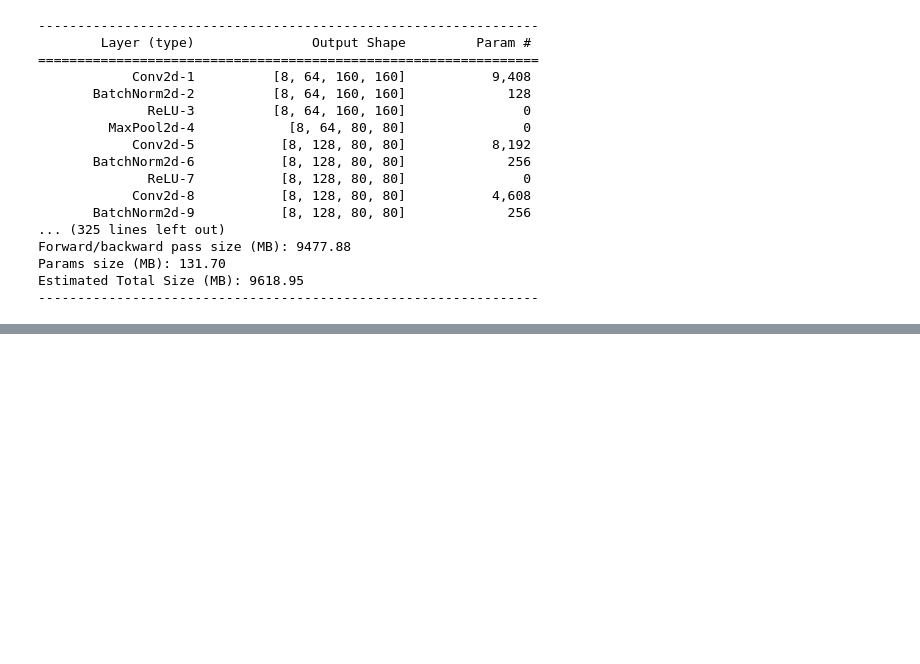
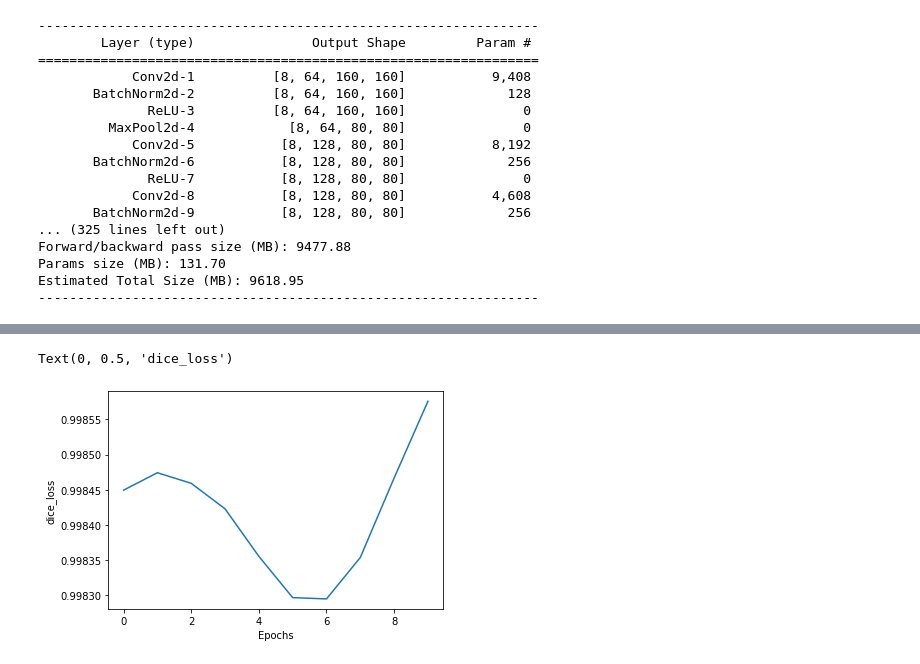
Before and after one commit to eyw2003/MicroCTsegmentation, a Jupyter notebook: Noteooks/Human Heart Segmentation.ipynb, the cells around one changed output, grey strips where cells are left out. Drawn from its saved outputs; the diff is of its cells as text; code cells hidden in the pictures; blank space fills up the shorter version.

```diff
--- a/Noteooks/Human Heart Segmentation.ipynb
+++ b/Noteooks/Human Heart Segmentation.ipynb
@@ -142,7 +163,9 @@ ENCODER = 'se_resnext50_32x4d'
 ENCODER_WEIGHTS = 'imagenet'
 ACTIVATION = 'sigmoid' # could be None for logits or 'softmax2d' for multiclass segmentation
 DEVICE = 'cuda'
-
+TRAIN_RUNS_PATH=r'G:\Projects and Work\Mouse Heart Segmentation\runs'
+MODEL_NAME='Unet'
+BATCH_SIZE=8
 model = smp.Unet(
     encoder_name=ENCODER,
     encoder_weights=ENCODER_WEIGHTS,
@@ -154,0 +176,3 @@ from torchsummary import summary
+# %%
+WEIGHTS_PATH=os.path.join(TRAIN_RUNS_PATH,f'{MODEL_NAME}_{ENCODER}')
+WEIGHTS_PATH
@@ -233,3 +259,10 @@ valid_epoch = smp.utils.train.ValidEpoch(
     device=DEVICE,
     verbose=True,
 )
+# %%
+# train model for 100 epochs
+EPOCHS=10
+if os.path.exists(WEIGHTS_PATH)==False:
+    os.mkdir(WEIGHTS_PATH)
+else:
+    print(f"Warning! Directory {WEIGHTS_PATH } already exists")
@@ -236,23 +271,27 @@ valid_epoch = smp.utils.train.ValidEpoch(
 # %%
-# train model for 40 epochs
+min_loss = 100000000
+train_history=defaultdict(list)
+valid_history=defaultdict(list)
 
-max_score = 0
-
-for i in range(0, 40):
+for i in range(0, EPOCHS):
 
     print('\nEpoch: {}'.format(i))
     train_logs = train_epoch.run(train_loader)
     valid_logs = valid_epoch.run(valid_loader)
 
     # do something (save model, change lr, etc.)
-    if max_score < valid_logs['iou_score']:
-        max_score = valid_logs['iou_score']
-        torch.save(model, './best_model.pth')
+    if min_loss > valid_logs['dice_loss']:
+        min_loss = valid_logs['dice_loss']
+        torch.save(model, os.path.join(WEIGHTS_PATH,f'best_{str(i)}_{round(min_loss,4)}.pt'))
         print('Model saved!')
 
     if i == 25:
         optimizer.param_groups[0]['lr'] = 1e-5
         print('Decrease decoder learning rate to 1e-5!')
+    # Maintain History
+    for log_key in train_logs.keys():
+        train_history[log_key].append(train_logs[log_key])
+        valid_history[log_key].append(valid_logs[log_key])
 # %% [output]
 Epoch: 0
 Model saved!
@@ -264,0 +313,7 @@ KeyboardInterrupt:
+# %%
+plt.plot(valid_history['dice_loss'])
+plt.xlabel("Epochs")
+plt.ylabel("dice_loss")
+# %% [output]
+Text(0, 0.5, 'dice_loss')
+[figure, added]
```
Also changed, not shown: parts of 9 cells of this notebook, 1 other file.
